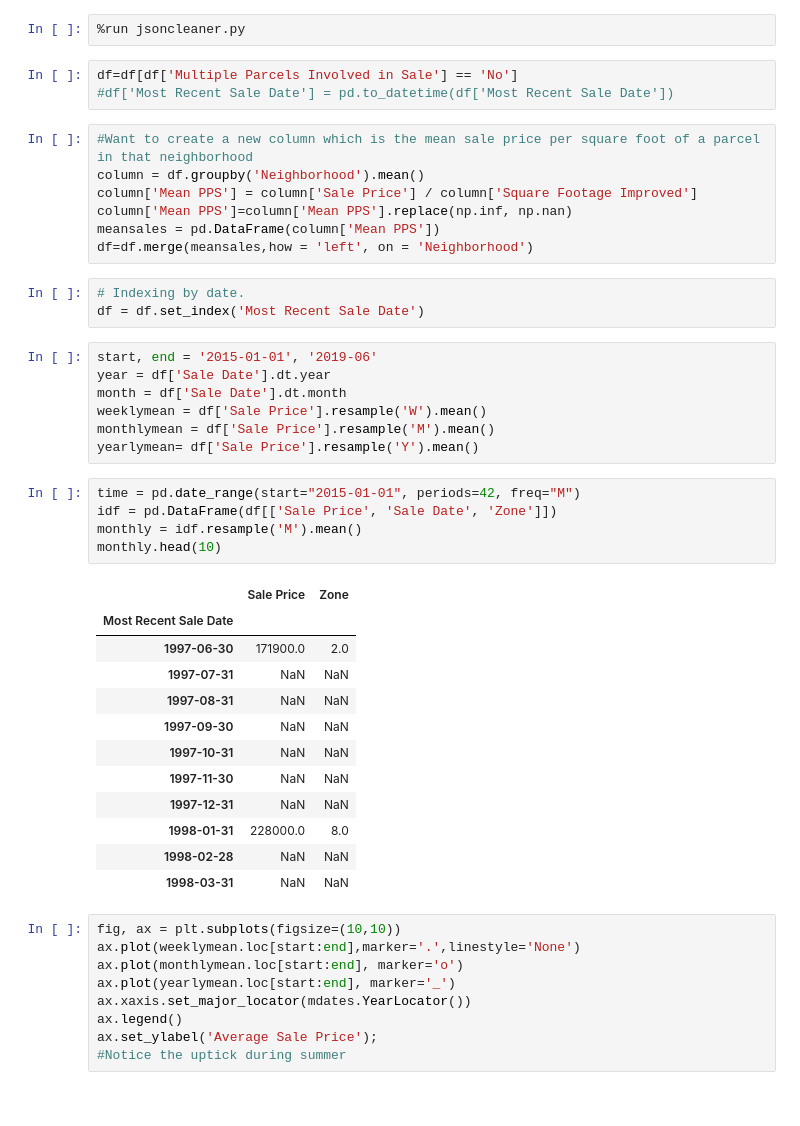
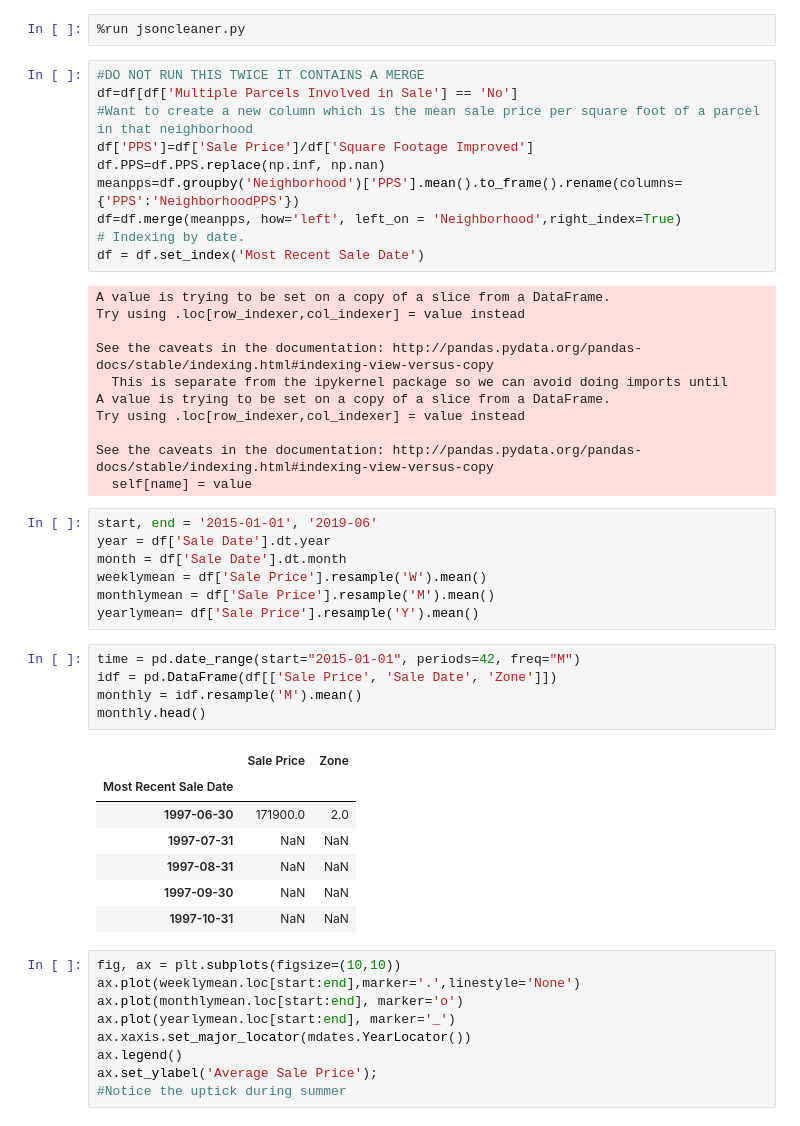
Before and after one commit to drewlehe/Nashville, a Jupyter notebook: TimeSeries.ipynb, the cells around one changed output. Drawn from its saved outputs; the diff is of its cells as text.

Commit message:
Changed time indexing

```diff
--- a/TimeSeries.ipynb
+++ b/TimeSeries.ipynb
@@ -16,19 +16,27 @@ sns.set(style='darkgrid')
 import matplotlib.dates as mdates
 # %%
 %run jsoncleaner.py
-# %%
-df=df[df['Multiple Parcels Involved in Sale'] == 'No']
-#df['Most Recent Sale Date'] = pd.to_datetime(df['Most Recent Sale Date'])
 # %%
+#DO NOT RUN THIS TWICE IT CONTAINS A MERGE
+df=df[df['Multiple Parcels Involved in Sale'] == 'No']
 #Want to create a new column which is the mean sale price per square foot of a parcel in that neighborhood
-column = df.groupby('Neighborhood').mean()
-column['Mean PPS'] = column['Sale Price'] / column['Square Footage Improved']
-column['Mean PPS']=column['Mean PPS'].replace(np.inf, np.nan)
-meansales = pd.DataFrame(column['Mean PPS'])
-df=df.merge(meansales,how = 'left', on = 'Neighborhood')
+df['PPS']=df['Sale Price']/df['Square Footage Improved']
+df.PPS=df.PPS.replace(np.inf, np.nan)
+meanpps=df.groupby('Neighborhood')['PPS'].mean().to_frame().rename(columns={'PPS':'NeighborhoodPPS'})
+df=df.merge(meanpps, how='left', left_on = 'Neighborhood',right_index=True)
+# Indexing by date.
+df = df.set_index('Most Recent Sale Date')
+# %% [output]
+A value is trying to be set on a copy of a slice from a DataFrame.
+Try using .loc[row_indexer,col_indexer] = value instead
+
+See the caveats in the documentation: http://pandas.pydata.org/pandas-docs/stable/indexing.html#indexing-view-versus-copy
+  This is separate from the ipykernel package so we can avoid doing imports until
+A value is trying to be set on a copy of a slice from a DataFrame.
+Try using .loc[row_indexer,col_indexer] = value instead
+
+See the caveats in the documentation: http://pandas.pydata.org/pandas-docs/stable/indexing.html#indexing-view-versus-copy
+  self[name] = value
-# %%
-# Indexing by date.
-df = df.set_index('Most Recent Sale Date')
 # %%
 start, end = '2015-01-01', '2019-06'
 year = df['Sale Date'].dt.year
@@ -39,21 +47,16 @@ yearlymean= df['Sale Price'].resample('Y').mean()
 # %%
 time = pd.date_range(start="2015-01-01", periods=42, freq="M")
 idf = pd.DataFrame(df[['Sale Price', 'Sale Date', 'Zone']])
 monthly = idf.resample('M').mean()
-monthly.head(10)
+monthly.head()
 # %% [output]
 |  | Sale Price | Zone |
 | Most Recent Sale Date |  |  |
 | 1997-06-30 | 171900.0 | 2.0 |
 | 1997-07-31 | NaN | NaN |
 | 1997-08-31 | NaN | NaN |
 | 1997-09-30 | NaN | NaN |
 | 1997-10-31 | NaN | NaN |
-| 1997-11-30 | NaN | NaN |
-| 1997-12-31 | NaN | NaN |
-| 1998-01-31 | 228000.0 | 8.0 |
-| 1998-02-28 | NaN | NaN |
-| 1998-03-31 | NaN | NaN |
 # %%
 fig, ax = plt.subplots(figsize=(10,10))
 ax.plot(weeklymean.loc[start:end],marker='.',linestyle='None')
```
Also changed, not shown: parts of 6 cells of this notebook.
